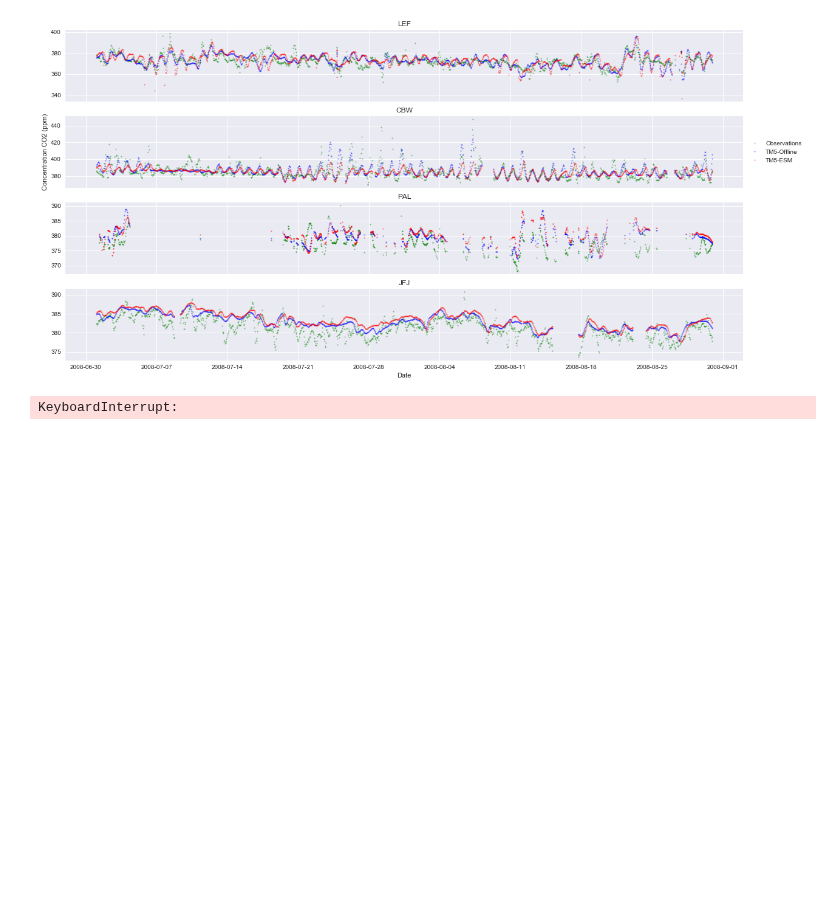
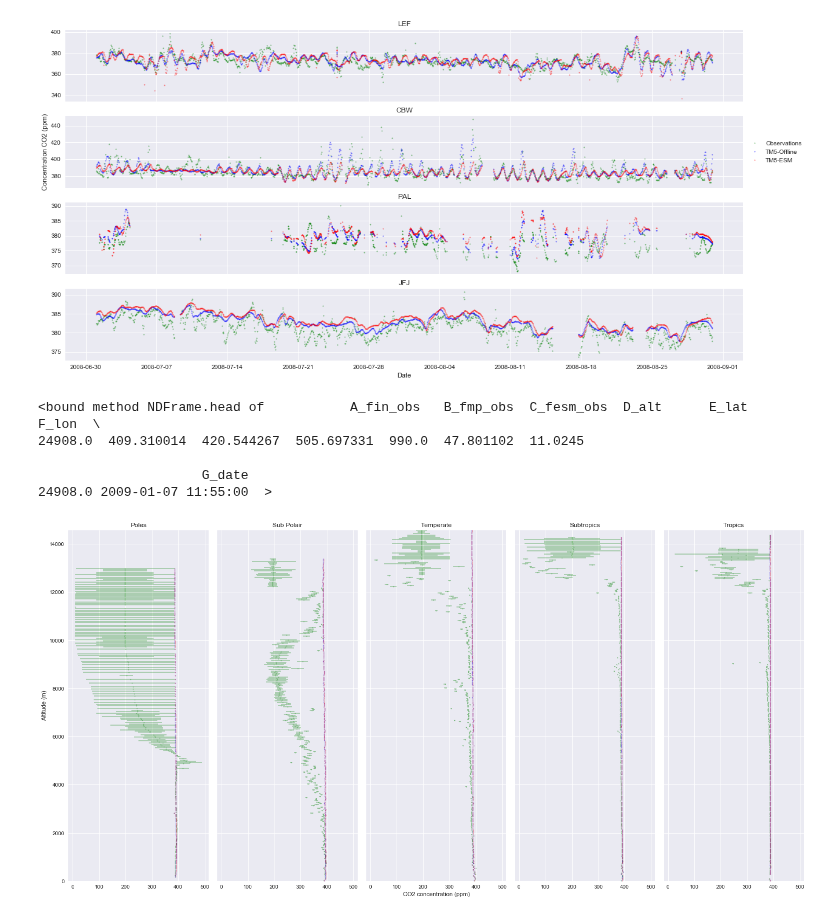
Before and after one commit to Killaars/PhD, a Jupyter notebook: Pictures_Helsinki.ipynb, the cells around one changed output. Drawn from its saved outputs; the diff is of its cells as text; code cells hidden in the pictures; blank space fills up the shorter version.

```diff
--- a/Pictures_Helsinki.ipynb
+++ b/Pictures_Helsinki.ipynb
@@ -283,7 +283,7 @@ import datetime
 
 knmipath = '/nobackup/users/killaars/PhD_data/runs_may_2017'
 macbookpath = '/Users/killaars/PhD/runs_may_2017/'
-path = knmipath
+path = macbookpath
 
 fin_obs = []
 time = []
@@ -464,34 +464,39 @@ ax4.errorbar(alt_fmp_obs['mean'], alt,xerr=alt_fmp_obs['error'], fmt='o', color
 ax4.errorbar(alt_fesm_obs['mean'], alt,xerr=alt_fesm_obs['error'], fmt='o', color = 'r', alpha=alpha, ms=size, label='TM5-ESM')
 ax4.set_title("Subtropics")
 mask = TRO
 #Groups A_fin_obs by the altitude. The altitude is aggregated for each 50m and several statistics are done on each altitude value
 alt_fin_obs = df[mask]['A_fin_obs'].groupby(pd.cut(df[mask]['D_alt'], np.arange(0, df[mask]['D_alt'].max()+50, 50))).agg({'mean':np.mean,
                                                                                                  'count':"count",
                                                                                                  'std':np.std})
 #standard error of the mean is calculated by dividing the standard deviation by the square root of the number of measurements
 alt_fin_obs['error']= alt_fin_obs['std']/np.sqrt(alt_fin_obs['count'])
 
 alt_fmp_obs = df[mask]['B_fmp_obs'].groupby(pd.cut(df[mask]['D_alt'], np.arange(0, df[mask]['D_alt'].max()+50, 50))).agg({'mean':np.mean,
                                                                                                  'count':"count",
                                                                                                  'std':np.std})
 alt_fmp_obs['error']= alt_fmp_obs['std']/np.sqrt(alt_fmp_obs['count'])
 
 alt_fesm_obs = df[mask]['C_fesm_obs'].groupby(pd.cut(df[mask]['D_alt'], np.arange(0, df[mask]['D_alt'].max()+50, 50))).agg({'mean':np.mean,
                                                                                                  'count':"count",
                                                                                                  'std':np.std})
 alt_fesm_obs['error']= alt_fesm_obs['std']/np.sqrt(alt_fesm_obs['count'])
 alt = np.arange(25,df[mask]['D_alt'].max()+25, 50)
 ax5.errorbar(alt_fin_obs['mean'], alt,xerr=alt_fin_obs['error'], fmt='o', color = 'g', alpha=alpha, ms=size,label='Observations')
 ax5.errorbar(alt_fmp_obs['mean'], alt,xerr=alt_fmp_obs['error'], fmt='o', color = 'b', alpha=alpha, ms=size, label='TM5-Offline')
 ax5.errorbar(alt_fesm_obs['mean'], alt,xerr=alt_fesm_obs['error'], fmt='o', color = 'r', alpha=alpha, ms=size, label='TM5-ESM')
 ax5.set_title("Tropics")
 
 ax1.set(ylabel='Altitude (m)')
 ax3.set(xlabel='CO2 concentration (ppm)')
 plt.tight_layout()
 plt.show()
 # %% [output]
-KeyboardInterrupt:
+<bound method NDFrame.head of           A_fin_obs   B_fmp_obs  C_fesm_obs  D_alt      E_lat    F_lon  \
+24908.0  409.310014  420.544267  505.697331  990.0  47.801102  11.0245
+
+                     G_date
+24908.0 2009-01-07 11:55:00  >
+[figure, added]
 # %%
 #4. latitude heatmap
 import numpy as np
```
Also changed, not shown: parts of 5 cells of this notebook.
